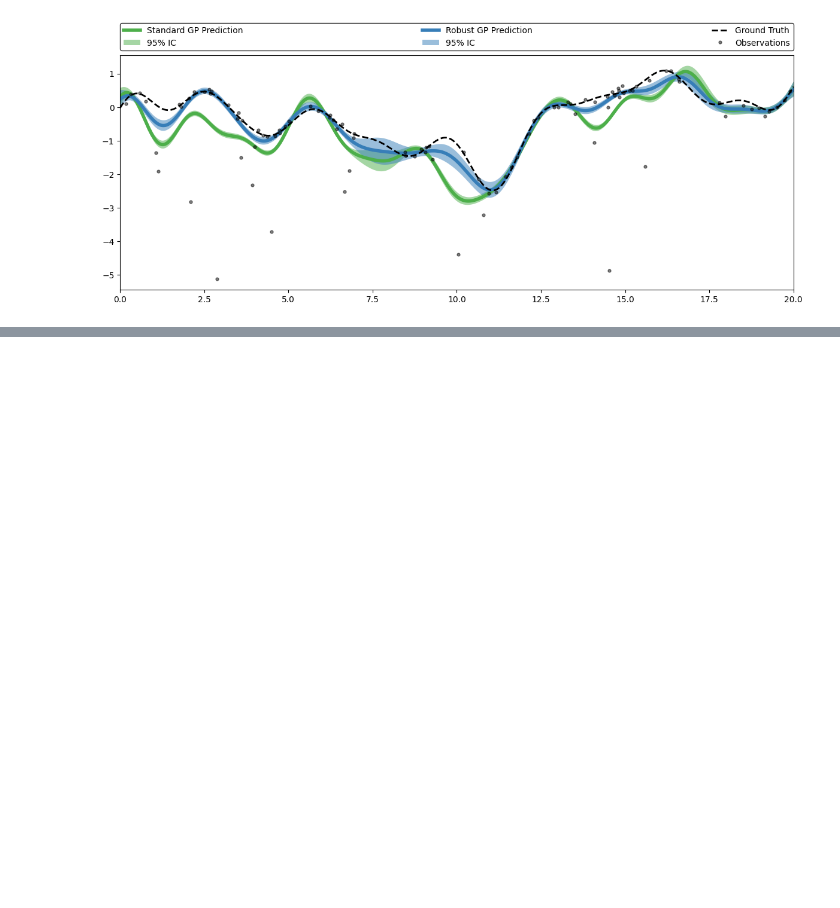
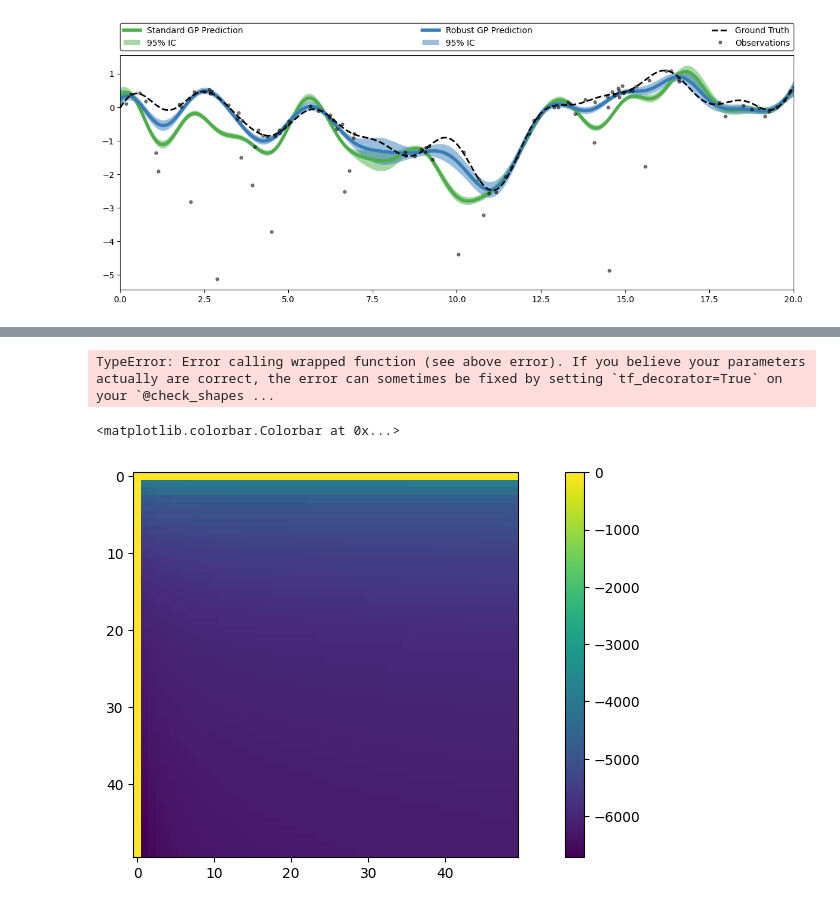
Before and after one commit to maltamiranomontero/RCGP, a Jupyter notebook: experiments.ipynb, the cells around one changed output, grey strips where cells are left out. Drawn from its saved outputs; the diff is of its cells as text; code cells hidden in the pictures; blank space fills up the shorter version.

```diff
--- a/experiments.ipynb
+++ b/experiments.ipynb
@@ -129,0 +239,32 @@ plt.tight_layout()
+# %%
+likelihoods = np.zeros([50,50])
+for i in range(1,50):
+    for j in range(1,50):
+        dsm_gp = DSM_GPR(
+        (x_obs, y_obs),
+        kernel=gpflow.kernels.SquaredExponential(j,i),
+        diffusion_matrix = Shrinkage_Diffusion_matrix(),
+        noise_variance=sigma_n**2
+        )
+        likelihoods[i,j] = dsm_gp.log_marginal_likelihood()
+
+plt.imshow(likelihoods)
+plt.colorbar()
+# %% [output]
+TypeError: Error calling wrapped function (see above error). If you believe your parameters actually are correct, the error can sometimes be fixed by setting `tf_decorator=True` on your `@check_shapes ...
+# %%
+likelihoods = np.zeros([50,50])
+for i in range(1,50):
+    for j in range(1,50):
+        dsm_gp = gpflow.models.GPR(
+        (x_obs, y_obs),
+        kernel=gpflow.kernels.SquaredExponential(j,i),
+        noise_variance=sigma_n**2
+        )
+        likelihoods[i,j] = dsm_gp.log_marginal_likelihood()
+
+plt.imshow(likelihoods)
+plt.colorbar()
+# %% [output]
+<matplotlib.colorbar.Colorbar at 0x...>
+[figure, added]
```
Also changed, not shown: parts of 9 cells of this notebook, 3 other files.
